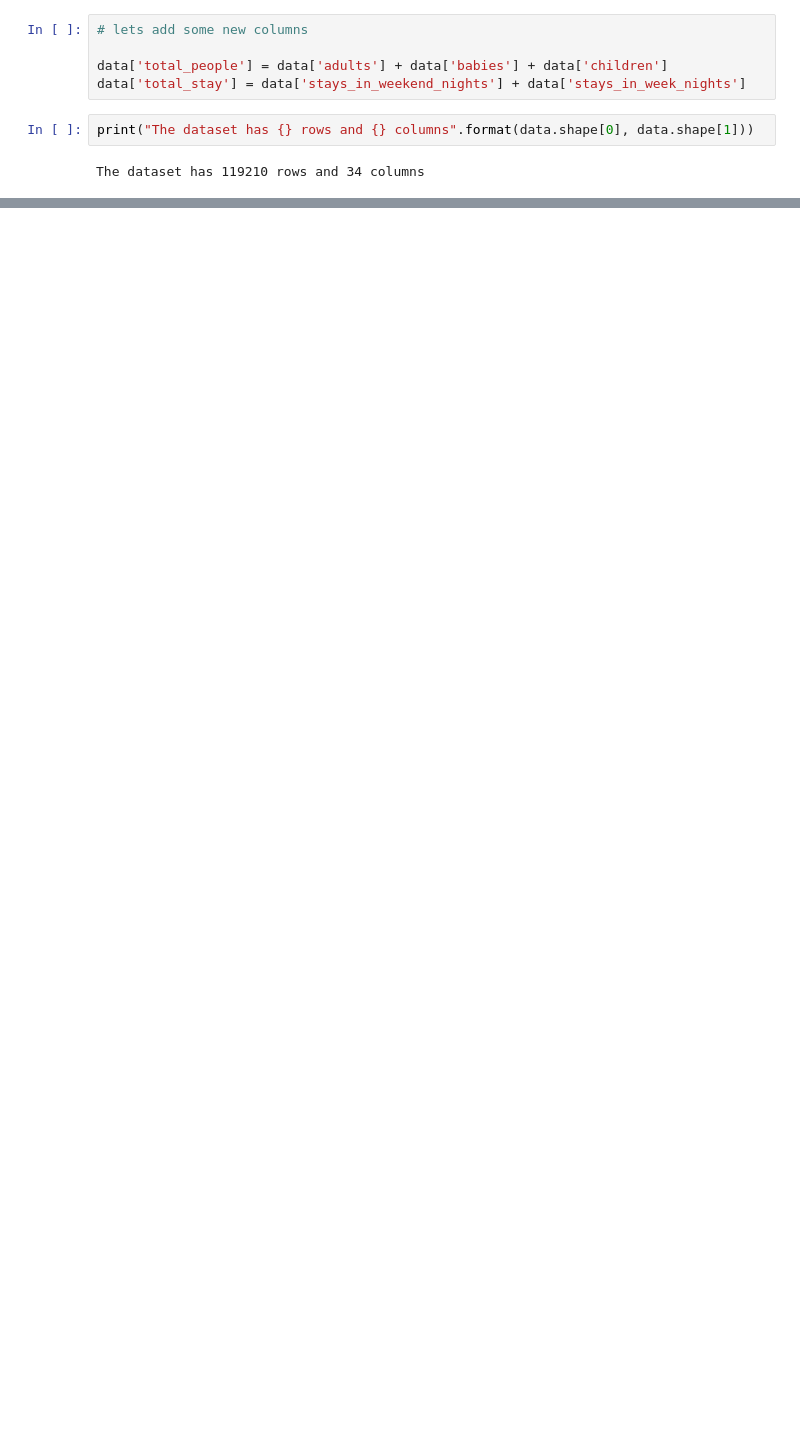
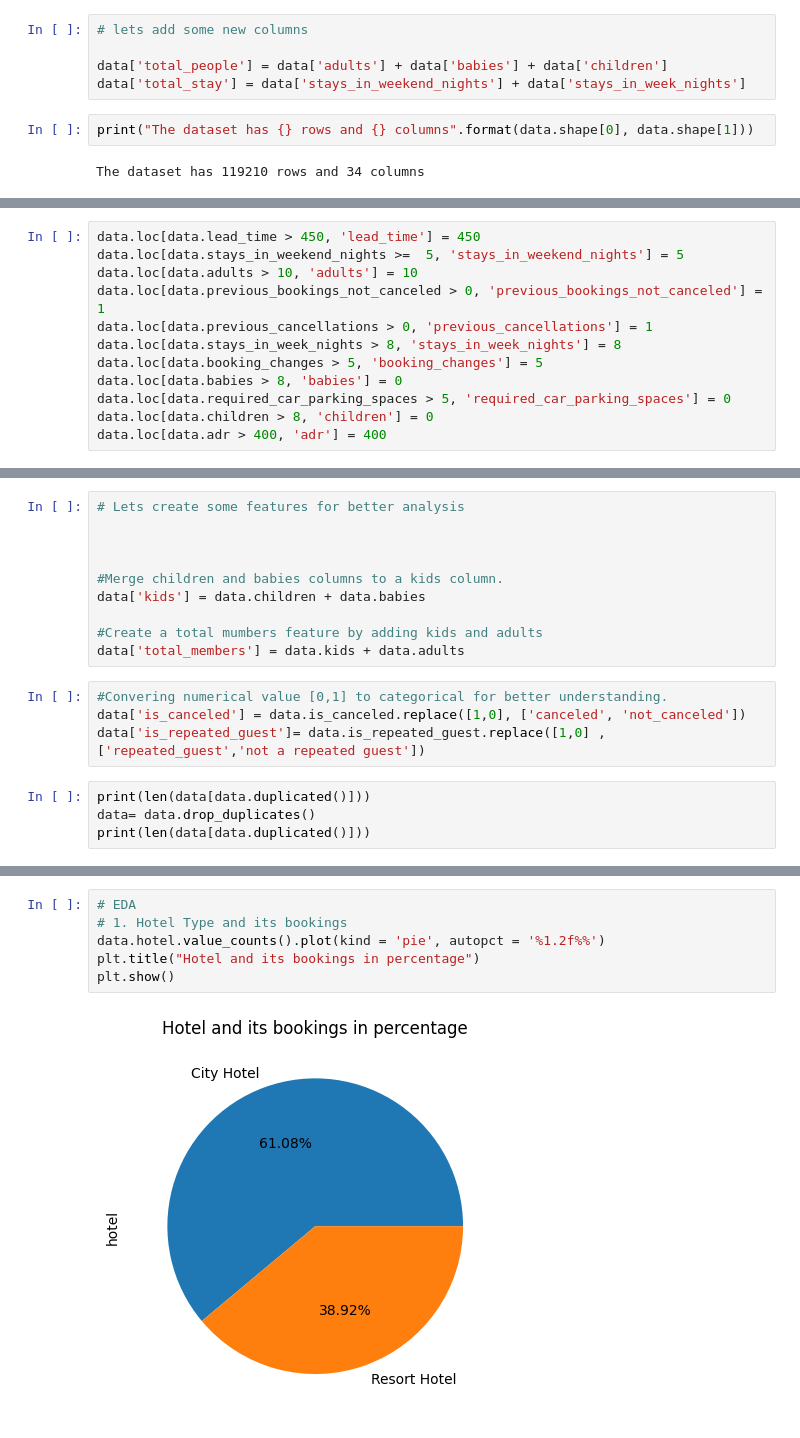
Before and after one commit to Omkar-184/Hotel_Booking_Analysis, a Jupyter notebook: Hotel Booking Analysis - Capstone Project.ipynb, the cells around one changed output, grey strips where cells are left out. Cells and saved outputs as stored; diff of their text form; blank space fills up the shorter version.

```diff
--- a/Hotel Booking Analysis - Capstone Project.ipynb
+++ b/Hotel Booking Analysis - Capstone Project.ipynb
@@ -228,0 +295,12 @@ The dataset has 119210 rows and 34 columns
+# %%
+data.loc[data.lead_time > 450, 'lead_time'] = 450
+data.loc[data.stays_in_weekend_nights >=  5, 'stays_in_weekend_nights'] = 5
+data.loc[data.adults > 10, 'adults'] = 10
+data.loc[data.previous_bookings_not_canceled > 0, 'previous_bookings_not_canceled'] = 1
+data.loc[data.previous_cancellations > 0, 'previous_cancellations'] = 1
+data.loc[data.stays_in_week_nights > 8, 'stays_in_week_nights'] = 8
+data.loc[data.booking_changes > 5, 'booking_changes'] = 5
+data.loc[data.babies > 8, 'babies'] = 0
+data.loc[data.required_car_parking_spaces > 5, 'required_car_parking_spaces'] = 0
+data.loc[data.children > 8, 'children'] = 0
+data.loc[data.adr > 400, 'adr'] = 400
@@ -228,0 +320,18 @@ The dataset has 119210 rows and 34 columns
+# %%
+# Lets create some features for better analysis
+
+
+
+#Merge children and babies columns to a kids column.
+data['kids'] = data.children + data.babies
+
+#Create a total mumbers feature by adding kids and adults
+data['total_members'] = data.kids + data.adults
+# %%
+#Convering numerical value [0,1] to categorical for better understanding.
+data['is_canceled'] = data.is_canceled.replace([1,0], ['canceled', 'not_canceled'])
+data['is_repeated_guest']= data.is_repeated_guest.replace([1,0] , ['repeated_guest','not a repeated guest'])
+# %%
+print(len(data[data.duplicated()]))
+data= data.drop_duplicates()
+print(len(data[data.duplicated()]))
@@ -228,0 +351,8 @@ The dataset has 119210 rows and 34 columns
+# %%
+# EDA
+# 1. Hotel Type and its bookings
+data.hotel.value_counts().plot(kind = 'pie', autopct = '%1.2f%%')
+plt.title("Hotel and its bookings in percentage")
+plt.show()
+# %% [output]
+[figure, added]
```
Also changed, not shown: parts of 24 cells of this notebook.
